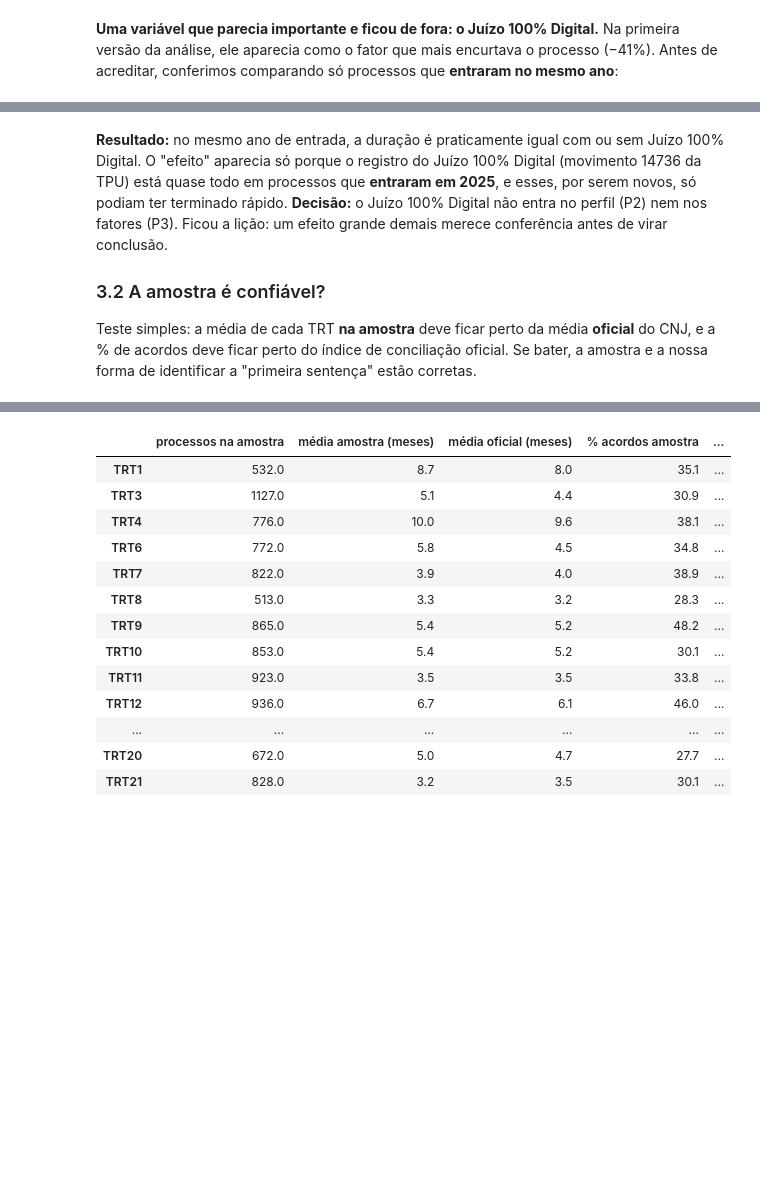
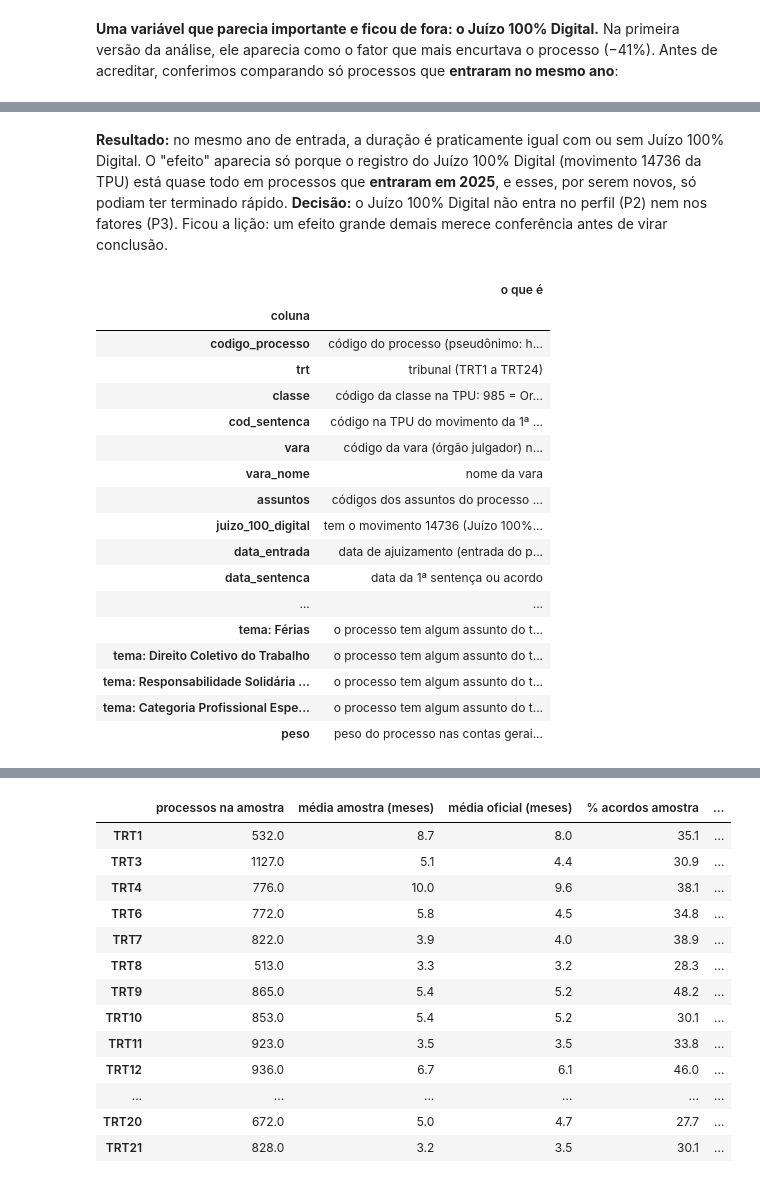
Before and after one commit to joaolevi/projeto8-justica-do-trabalho, a Jupyter notebook: projeto8_tramitacao_congestionamento.ipynb, the cells around one changed output, grey strips where cells are left out. Drawn from its saved outputs; the diff is of its cells as text; code cells hidden in the pictures; blank space fills up the shorter version.

```diff
--- a/projeto8_tramitacao_congestionamento.ipynb
+++ b/projeto8_tramitacao_congestionamento.ipynb
@@ -801,6 +815,57 @@ display(conf.round(0))
 | 2025 | 11171 | 56.0 | 73.0 | 74.0 |
 # %% [markdown]
 **Resultado:** no mesmo ano de entrada, a duração é praticamente igual com ou sem Juízo 100% Digital. O "efeito" aparecia só porque o registro do Juízo 100% Digital (movimento 14736 da TPU) está quase todo em processos que **entraram em 2025**, e esses, por serem novos, só podiam ter terminado rápido. **Decisão:** o Juízo 100% Digital não entra no perfil (P2) nem nos fatores (P3). Ficou a lição: um efeito grande demais merece conferência antes de virar conclusão.
-
-### 3.2 A amostra é confiável?
-Teste simples: a média de cada TRT **na amostra** deve ficar perto da média **oficial** do CNJ, e a % de acordos deve ficar perto do índice de conciliação oficial. Se bater, a amostra e a nossa forma de identificar a "primeira sentença" estão corretas.
+# %%
+# Salvar a base tratada da amostra, com o dicionário.
+# PRIVACIDADE: o número do processo permite abri-lo no site do tribunal, onde aparecem os nomes do
+# trabalhador e da empresa. Na base tratada, ele vira um código sem volta (os 12 primeiros
+# caracteres do hash SHA-256): continua único para cada processo, mas não leva a ninguém.
+import hashlib
+
+saida = dj.drop(columns=["ajuizamento", "sentenca"]).assign(
+    id=dj["id"].map(lambda i: hashlib.sha256(i.encode()).hexdigest()[:12]),
+    assuntos=dj["assuntos"].apply(lambda c: "|".join(map(str, c)))).rename(columns={"id": "codigo_processo"})
+saida.to_csv(DIR_TRATADOS / f"datajud_trt_amostra_{ANO}.csv", index=False, **opcoes)
+
+DICIONARIO_AMOSTRA = {
+    "codigo_processo": "código do processo (pseudônimo: hash do número do processo, que não identifica ninguém)",
+    "trt": "tribunal (TRT1 a TRT24)",
+    "classe": "código da classe na TPU: " + ", ".join(f"{k} = {v}" for k, v in CLASSES_CONHECIMENTO.items()),
+    "cod_sentenca": "código na TPU do movimento da 1ª sentença ou acordo",
+    "vara": "código da vara (órgão julgador) no CNJ, precedido do TRT",
+    "vara_nome": "nome da vara",
+    "assuntos": "códigos dos assuntos do processo na TPU, separados por |",
+    "juizo_100_digital": "tem o movimento 14736 (Juízo 100% Digital)? NÃO usado na análise (seção 3.1)",
+    "data_entrada": "data de ajuizamento (entrada do processo)",
+    "data_sentenca": "data da 1ª sentença ou acordo",
+    "dias": "duração em dias = data_sentenca − data_entrada",
+    "rito": "Ordinário, Sumaríssimo ou Sumário (alçada)",
+    "encerramento": "acordo, julgamento do mérito ou extinção sem mérito",
+    "n_assuntos": "quantidade de assuntos",
+    "faixa_assuntos": "faixa da quantidade de assuntos (até 3, 4 a 6, 7 a 10, 11 ou mais)",
+    "peso": "peso do processo nas contas gerais = sentenças do TRT em 2025 (CNJ) ÷ processos dele na amostra",
+}
+DICIONARIO_AMOSTRA.update({f"tema: {t}": f'o processo tem algum assunto do tema "{t}"? (verdadeiro/falso)' for t in TEMAS})
+dic_amostra = pd.DataFrame({"coluna": saida.columns, "o que é": [DICIONARIO_AMOSTRA[c] for c in saida.columns]})
+dic_amostra.to_csv(DIR_TRATADOS / "dicionario_datajud_amostra.csv", index=False, **opcoes)
+with pd.option_context("display.max_colwidth", 120):
+    display(dic_amostra.set_index("coluna"))
+# %% [output]
+|  | o que é |
+| coluna |  |
+| codigo_processo | código do processo (pseudônimo: h... |
+| trt | tribunal (TRT1 a TRT24) |
+| classe | código da classe na TPU: 985 = Or... |
+| cod_sentenca | código na TPU do movimento da 1ª ... |
+| vara | código da vara (órgão julgador) n... |
+| vara_nome | nome da vara |
+| assuntos | códigos dos assuntos do processo ... |
+| juizo_100_digital | tem o movimento 14736 (Juízo 100%... |
+| data_entrada | data de ajuizamento (entrada do p... |
+| data_sentenca | data da 1ª sentença ou acordo |
+| ... | ... |
+| tema: Férias | o processo tem algum assunto do t... |
+| tema: Direito Coletivo do Trabalho | o processo tem algum assunto do t... |
+| tema: Responsabilidade Solidária ... | o processo tem algum assunto do t... |
+| tema: Categoria Profissional Espe... | o processo tem algum assunto do t... |
+| peso | peso do processo nas contas gerai... |
```
Also changed, not shown: parts of 18 cells of this notebook, 6 other files.
